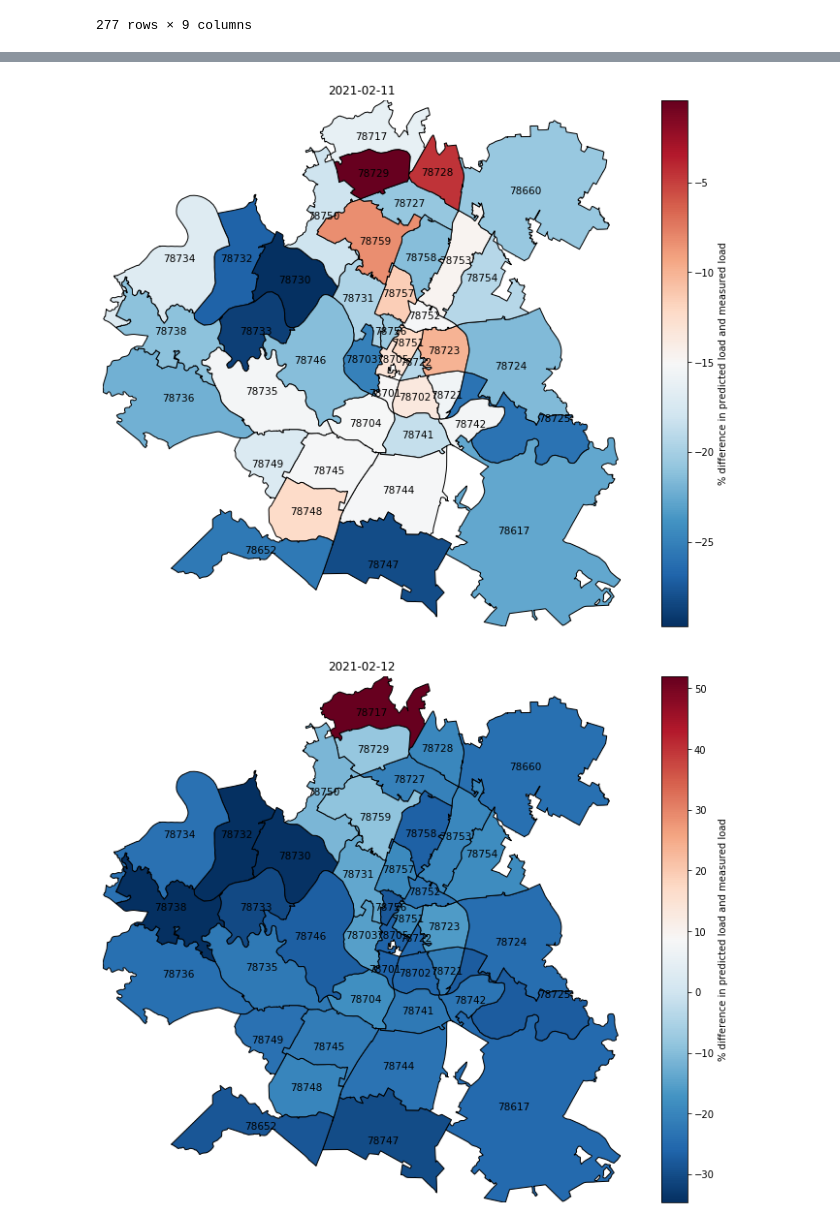
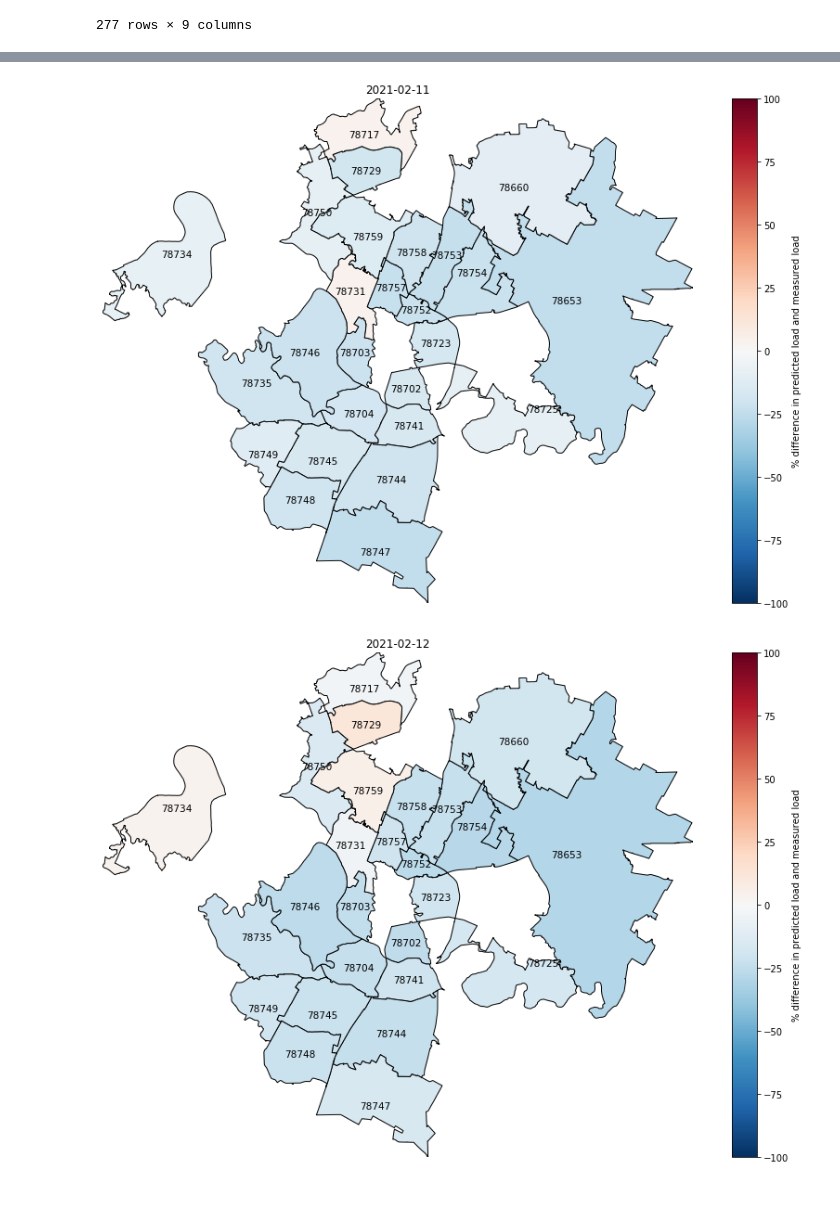
Before and after one commit to prav0761/Unsupervised-Anomaly-Detection-of-Winter-Storm-Outages, a Jupyter notebook: winter_storm_predictions-servicepoint_full_servicepoint.ipynb, the cells around one changed output, grey strips where cells are left out. Drawn from its saved outputs; the diff is of its cells as text; code cells hidden in the pictures; blank space fills up the shorter version.

```diff
--- a/winter_storm_predictions-servicepoint_full_servicepoint.ipynb
+++ b/winter_storm_predictions-servicepoint_full_servicepoint.ipynb
@@ -273,4 +271,6 @@ final_df1_new[np.isinf(final_df1_new).any(1)]
 | 192 | -1291 | -25.075733 | -29.559438 | -30.009184 | -35.341934 | 70.388891 | inf | 4.139275e+04 | ... |
 | 252 | -1212 | -13.034326 | -22.448189 | -24.797301 | -25.321567 | -36.102516 | 54.465833 | inf | ... |
 | 373 | -1000 | -29.743510 | -32.088085 | -29.552013 | -20.685401 | 53.332677 | inf | inf | ... |
+# %%
+final_df1_new_1=final_df1_new.set_index('Service Point',drop=True)
 # %%
@@ -278,3 +278,11 @@ final_df1_new[final_df1_new['2021-02-13']>abs(100)]
 # %% [output]
 |  | Service Point | 2021-02-11 | 2021-02-12 | 2021-02-13 | 2021-02-14 | 2021-02-15 | 2021-02-16 | 2021-02-17 | ... |
 | 15 | -1581 | -1.975541e+09 | 3.019245e+10 | 4.001698e+10 | 3.774294e+10 | 1.305470e+11 | 2.345271e+11 | 1.682235e+11 | ... |
+# %%
+final_df_outage=final_df1_new_1.loc[final_df1_new_1[final_df1_new_1 > abs(100)].any(axis=1)]
+final_df_outage.replace([np.inf, -np.inf], np.nan, inplace=True)
+# Drop rows with NaN
+final_df_outage.dropna(inplace=True)
+final_df_outage1=final_df_outage.reset_index()
+
+final_df_outage1
@@ -321,10 +339,10 @@ shapefile.head()
 # %%
 f1=dr1.merge(res_type_id_list[['Service Point','zipCode']],how='inner',on='Service Point').drop('Service Point',axis=1)
-f2=f1.groupby(by='zipCode').mean().reset_index()
+f2=f1.groupby(by='zipCode').median().reset_index()
 #f2=f2.drop(labels=44,axis=0)
-def plot_map(date):
+def plot_map(dataframe,date):
     i=date
-    f3=f2[['zipCode',i]]
+    f3=dataframe[['zipCode',i]]
     """if f3[i].min()>0:
         scaler=MinMaxScaler(feature_range=(0,1))
     else:
@@ -344,6 +362,8 @@ def plot_map(date):
         gdf,
         i,
         ax=ax,
+        vmin=-100,
+        vmax=100,
         edgecolor='black',
         legend=True,
         legend_kwds={'label':'% difference in predicted load and measured load','orientation':'vertical',},
@@ -358,3 +378,4 @@ def plot_map(date):
             fontsize=10.5
         )
     plt.show()
+f2.head()
@@ -380,0 +397,4 @@ f2
+# %%
+f1_outage=final_df_outage1.merge(res_type_id_list[['Service Point','zipCode']],how='inner',on='Service Point').drop('Service Point',axis=1)
+f2_outage=f1_outage.groupby(by='zipCode').median().reset_index()
+f2_outage
@@ -381,7 +423,7 @@ f2
 # %%
 
-for i in f2[f2.columns[1:]]:
-    plot_map(i)
+for i in f2_outage[f2_outage.columns[1:]]:
+    plot_map(f2_outage,i)
 # %% [output]
-[figure, old version]
+[figure, new version]
-[figure, old version]
+[figure, new version]
```
Also changed, not shown: parts of 15 cells of this notebook.
